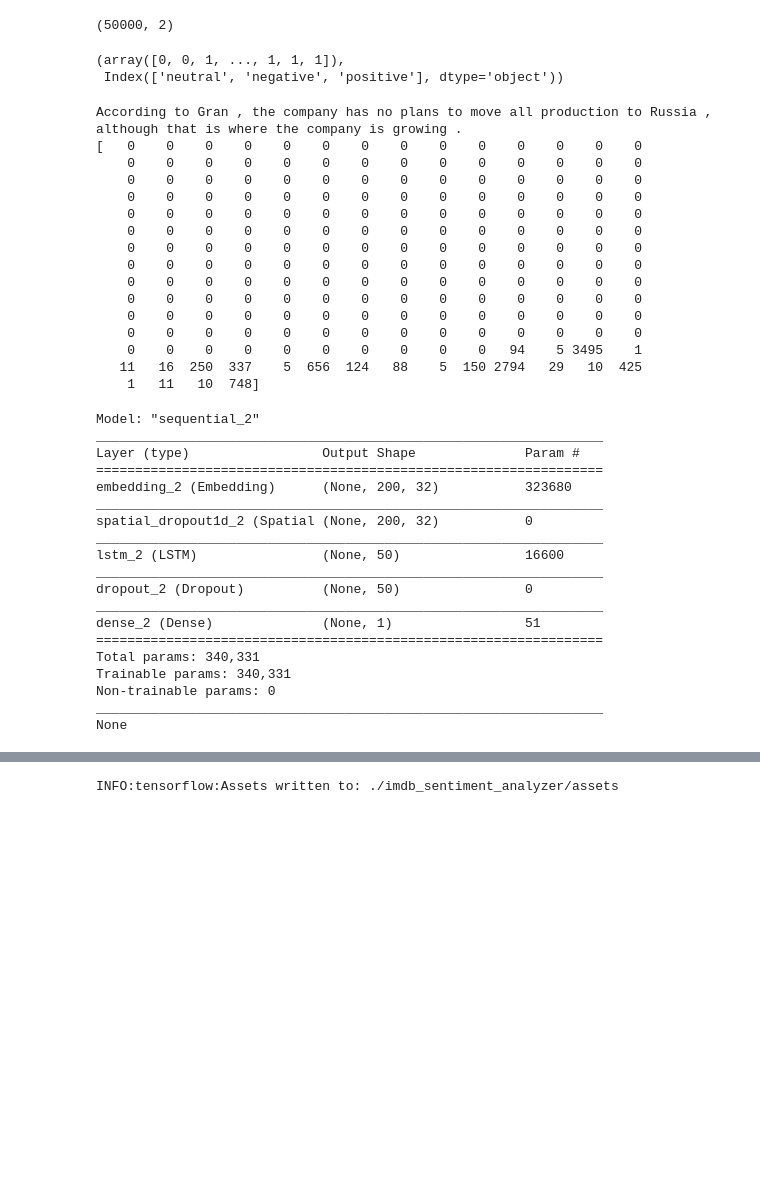
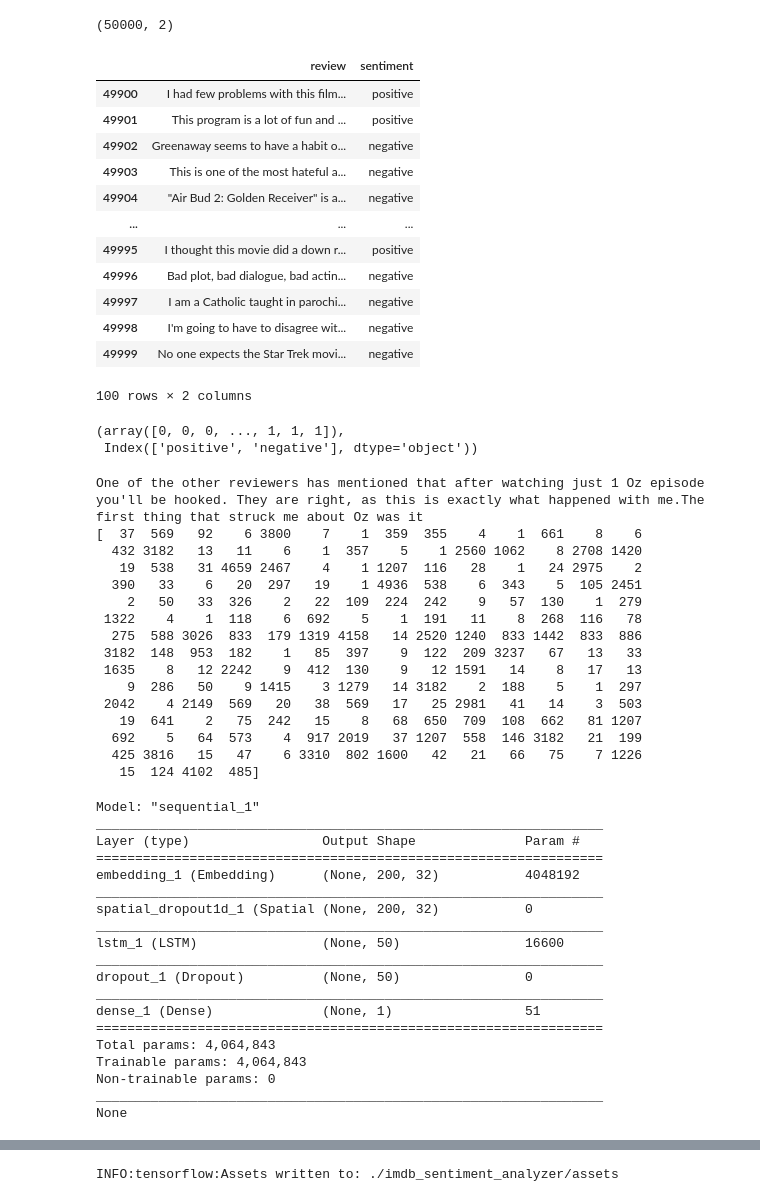
Before and after one commit to Wulffn/DSC_Exam, a Jupyter notebook: ML/IMDBDataRNN.ipynb, the cells around one changed output, grey strips where cells are left out. Saved outputs shown, nothing was run; the diff lists cells and outputs as text; code cells hidden in the pictures; blank space fills up the shorter version.

Commit message:
opdateret imdb sentiment analyzer med graf for lille testsæt

```diff
--- a/ML/IMDBDataRNN.ipynb
+++ b/ML/IMDBDataRNN.ipynb
@@ -9,5 +10,5 @@ from tensorflow.keras.layers import Embedding
 # %%
-df = pd.read_csv('./IMDB Dataset.csv')
+df = pd.read_csv('../data/IMDB Dataset.csv')
 # %%
 df.head()
 # %% [output]
@@ -33,13 +34,30 @@ df.head()
 df.shape
 # %% [output]
 (50000, 2)
+# %%
+X_train, X_test = df[:49900], df[49900:]
+X_test
+# %% [output]
+|  | review | sentiment |
+| 49900 | I had few problems with this film... | positive |
+| 49901 | This program is a lot of fun and ... | positive |
+| 49902 | Greenaway seems to have a habit o... | negative |
+| 49903 | This is one of the most hateful a... | negative |
+| 49904 | "Air Bud 2: Golden Receiver" is a... | negative |
+| ... | ... | ... |
+| 49995 | I thought this movie did a down r... | positive |
+| 49996 | Bad plot, bad dialogue, bad actin... | negative |
+| 49997 | I am a Catholic taught in parochi... | negative |
+| 49998 | I'm going to have to disagree wit... | negative |
+| 49999 | No one expects the Star Trek movi... | negative |
+100 rows × 2 columns
 # %%
 # Convert seentiment to numeric. In this case, 0 for positive and 1 for negative
 sentiment_label = df.sentiment.factorize()
 sentiment_label
 # %% [output]
-(array([0, 0, 1, ..., 1, 1, 1]),
- Index(['neutral', 'negative', 'positive'], dtype='object'))
+(array([0, 0, 0, ..., 1, 1, 1]),
+ Index(['positive', 'negative'], dtype='object'))
 # %%
 # Assign a number to each word and replace with that number in the sentence
 
@@ -59,22 +77,22 @@ padded_sequence = pad_sequences(encoded_docs, maxlen=200)
 print(review[0][:200])
 print(padded_sequence[0])
 # %% [output]
-According to Gran , the company has no plans to move all production to Russia , although that is where the company is growing .
-[   0    0    0    0    0    0    0    0    0    0    0    0    0    0
-    0    0    0    0    0    0    0    0    0    0    0    0    0    0
-    0    0    0    0    0    0    0    0    0    0    0    0    0    0
-    0    0    0    0    0    0    0    0    0    0    0    0    0    0
-    0    0    0    0    0    0    0    0    0    0    0    0    0    0
-    0    0    0    0    0    0    0    0    0    0    0    0    0    0
-    0    0    0    0    0    0    0    0    0    0    0    0    0    0
-    0    0    0    0    0    0    0    0    0    0    0    0    0    0
-    0    0    0    0    0    0    0    0    0    0    0    0    0    0
-    0    0    0    0    0    0    0    0    0    0    0    0    0    0
-    0    0    0    0    0    0    0    0    0    0    0    0    0    0
-    0    0    0    0    0    0    0    0    0    0    0    0    0    0
-    0    0    0    0    0    0    0    0    0    0   94    5 3495    1
-   11   16  250  337    5  656  124   88    5  150 2794   29   10  425
-    1   11   10  748]
+One of the other reviewers has mentioned that after watching just 1 Oz episode you'll be hooked. They are right, as this is exactly what happened with me.The first thing that struck me about Oz was it
+[  37  569   92    6 3800    7    1  359  355    4    1  661    8    6
+  432 3182   13   11    6    1  357    5    1 2560 1062    8 2708 1420
+   19  538   31 4659 2467    4    1 1207  116   28    1   24 2975    2
+  390   33    6   20  297   19    1 4936  538    6  343    5  105 2451
+    2   50   33  326    2   22  109  224  242    9   57  130    1  279
+ 1322    4    1  118    6  692    5    1  191   11    8  268  116   78
+  275  588 3026  833  179 1319 4158   14 2520 1240  833 1442  833  886
+ 3182  148  953  182    1   85  397    9  122  209 3237   67   13   33
+ 1635    8   12 2242    9  412  130    9   12 1591   14    8   17   13
+    9  286   50    9 1415    3 1279   14 3182    2  188    5    1  297
+ 2042    4 2149  569   20   38  569   17   25 2981   41   14    3  503
+   19  641    2   75  242   15    8   68  650  709  108  662   81 1207
+  692    5   64  573    4  917 2019   37 1207  558  146 3182   21  199
+  425 3816   15   47    6 3310  802 1600   42   21   66   75    7 1226
+   15  124 4102  485]
 # %%
 # Build the model
 
@@ -90,22 +108,22 @@ model.add(Dense(1, activation='sigmoid'))
 model.compile(loss='binary_crossentropy', optimizer='adam', metrics=['accuracy'])
 print(model.summary())
 # %% [output]
-Model: "sequential_2"
+Model: "sequential_1"
 _________________________________________________________________
 Layer (type)                 Output Shape              Param #
 =================================================================
-embedding_2 (Embedding)      (None, 200, 32)           323680
+embedding_1 (Embedding)      (None, 200, 32)           4048192
 _________________________________________________________________
-spatial_dropout1d_2 (Spatial (None, 200, 32)           0
+spatial_dropout1d_1 (Spatial (None, 200, 32)           0
 _________________________________________________________________
-lstm_2 (LSTM)                (None, 50)                16600
+lstm_1 (LSTM)                (None, 50)                16600
 _________________________________________________________________
-dropout_2 (Dropout)          (None, 50)                0
+dropout_1 (Dropout)          (None, 50)                0
 _________________________________________________________________
-dense_2 (Dense)              (None, 1)                 51
+dense_1 (Dense)              (None, 1)                 51
 =================================================================
-Total params: 340,331
-Trainable params: 340,331
+Total params: 4,064,843
+Trainable params: 4,064,843
 Non-trainable params: 0
 _________________________________________________________________
 None
```
Also changed, not shown: parts of 5 cells of this notebook, 4 other files.
